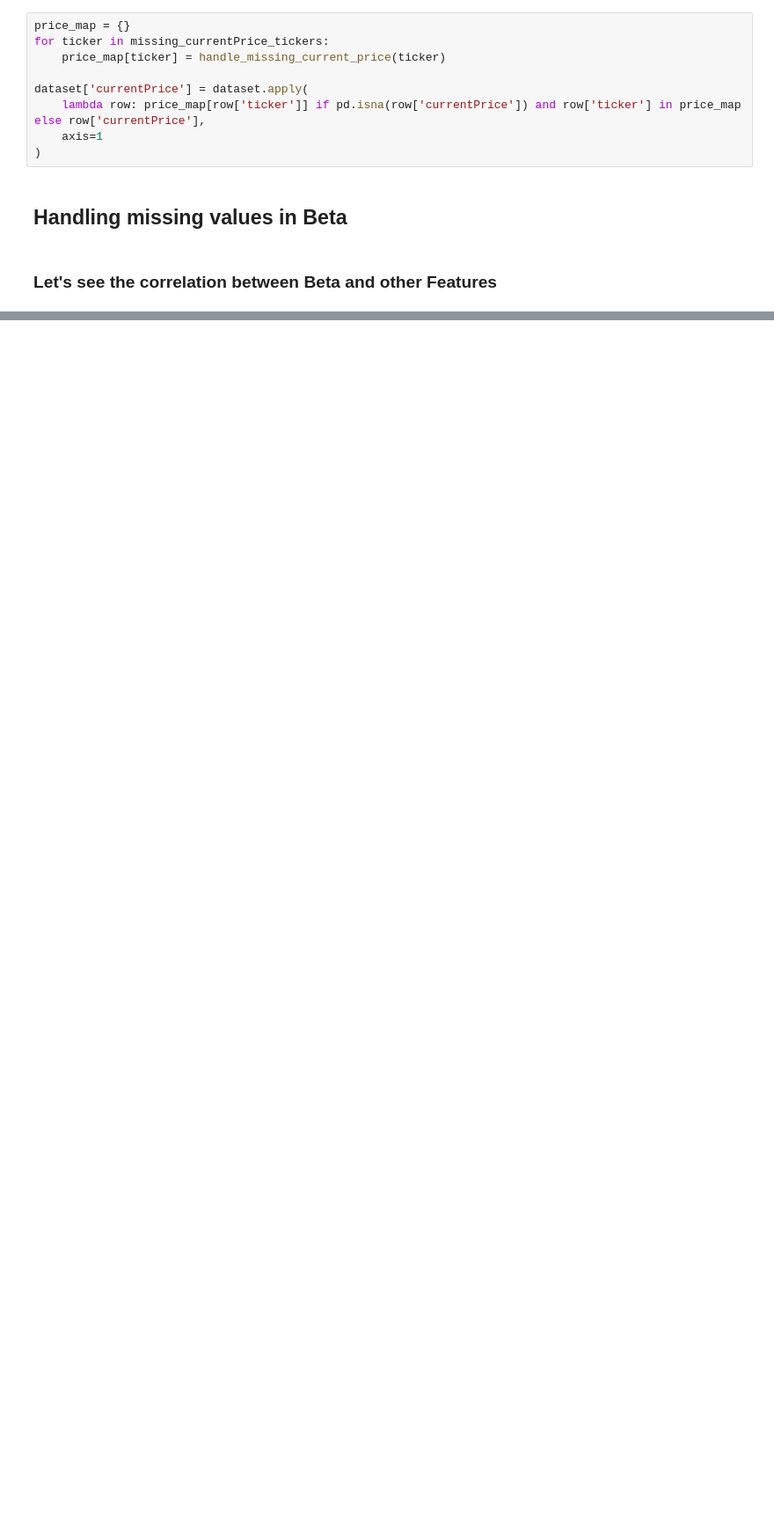
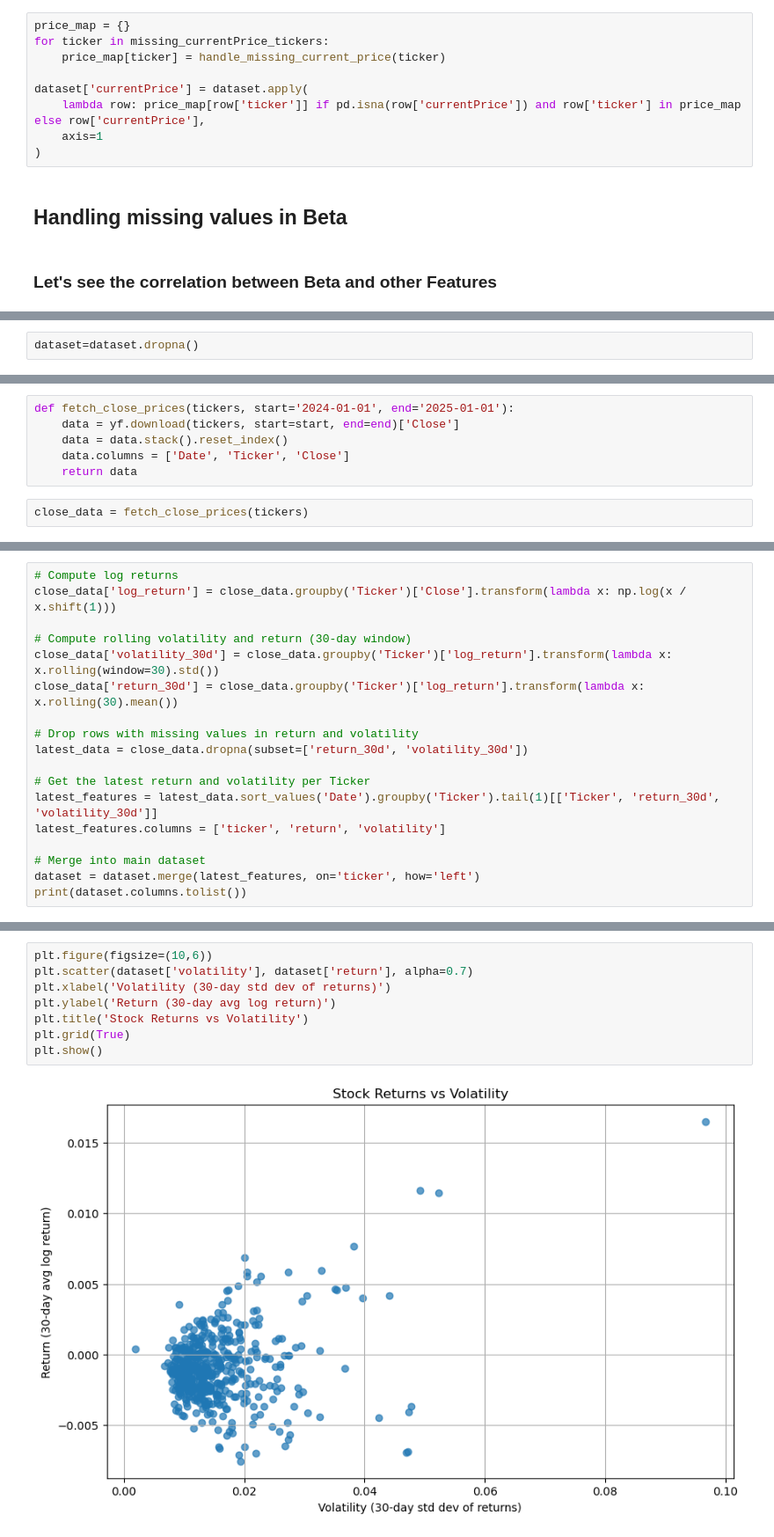
Before and after one commit to ypavanr/AI-stock-suggestion, a Jupyter notebook: stock_research.ipynb, the cells around one changed output, grey strips where cells are left out. Shown at 88% size. Cells and saved outputs as stored; diff of their text form; blank space fills up the shorter version.

Commit message:
volatility vs returns analysis

```diff
--- a/stock_research.ipynb
+++ b/stock_research.ipynb
@@ -217,0 +387,2 @@ plt.show()
+# %%
+dataset=dataset.dropna()
@@ -217,0 +393,8 @@ plt.show()
+# %%
+def fetch_close_prices(tickers, start='2024-01-01', end='2025-01-01'):
+    data = yf.download(tickers, start=start, end=end)['Close']
+    data = data.stack().reset_index()
+    data.columns = ['Date', 'Ticker', 'Close']
+    return data
+# %%
+close_data = fetch_close_prices(tickers)
@@ -217,0 +403,18 @@ plt.show()
+# %%
+# Compute log returns
+close_data['log_return'] = close_data.groupby('Ticker')['Close'].transform(lambda x: np.log(x / x.shift(1)))
+
+# Compute rolling volatility and return (30-day window)
+close_data['volatility_30d'] = close_data.groupby('Ticker')['log_return'].transform(lambda x: x.rolling(window=30).std())
+close_data['return_30d'] = close_data.groupby('Ticker')['log_return'].transform(lambda x: x.rolling(30).mean())
+
+# Drop rows with missing values in return and volatility
+latest_data = close_data.dropna(subset=['return_30d', 'volatility_30d'])
+
+# Get the latest return and volatility per Ticker
+latest_features = latest_data.sort_values('Date').groupby('Ticker').tail(1)[['Ticker', 'return_30d', 'volatility_30d']]
+latest_features.columns = ['ticker', 'return', 'volatility']
+
+# Merge into main dataset
+dataset = dataset.merge(latest_features, on='ticker', how='left')
+print(dataset.columns.tolist())
@@ -217,0 +423,10 @@ plt.show()
+# %%
+plt.figure(figsize=(10,6))
+plt.scatter(dataset['volatility'], dataset['return'], alpha=0.7)
+plt.xlabel('Volatility (30-day std dev of returns)')
+plt.ylabel('Return (30-day avg log return)')
+plt.title('Stock Returns vs Volatility')
+plt.grid(True)
+plt.show()
+# %% [output]
+[figure, added]
```
Also changed, not shown: parts of 31 cells of this notebook, 1 other file.
